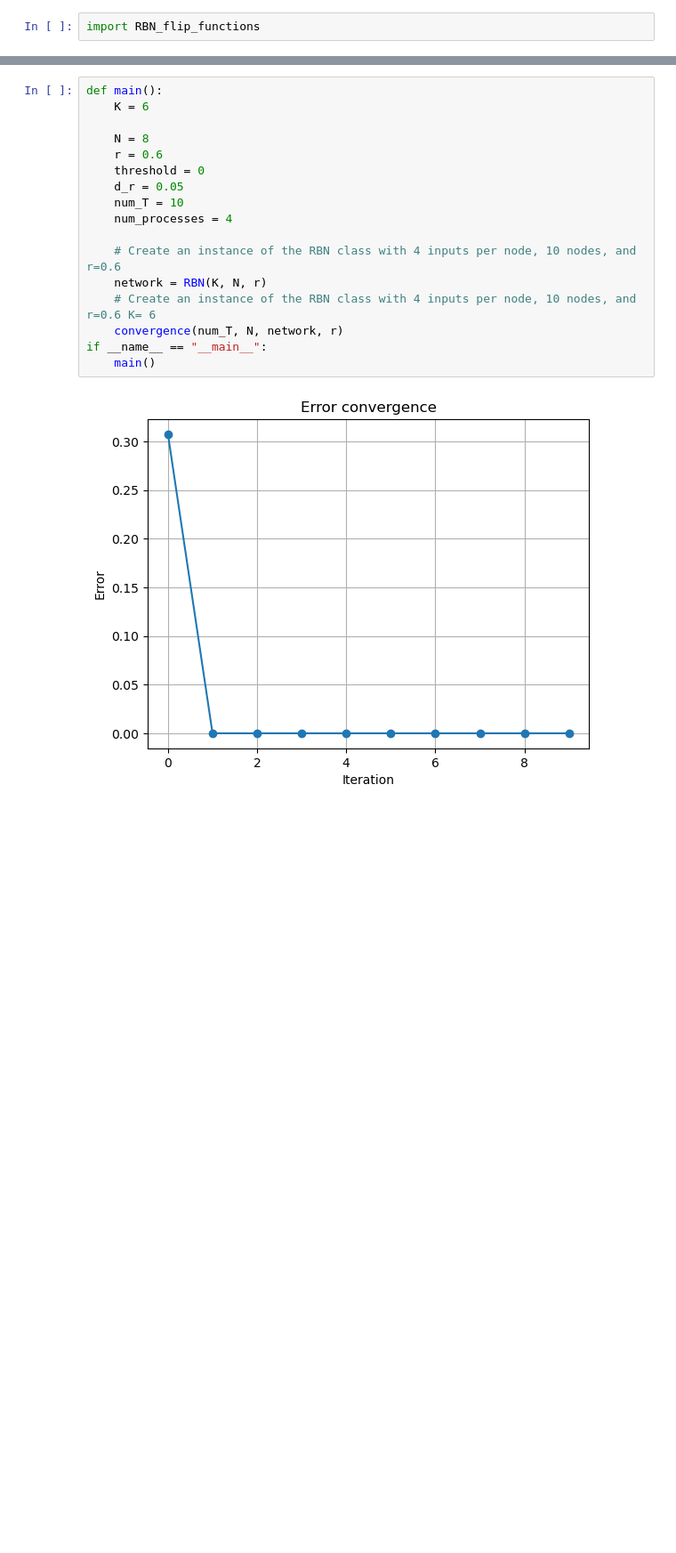
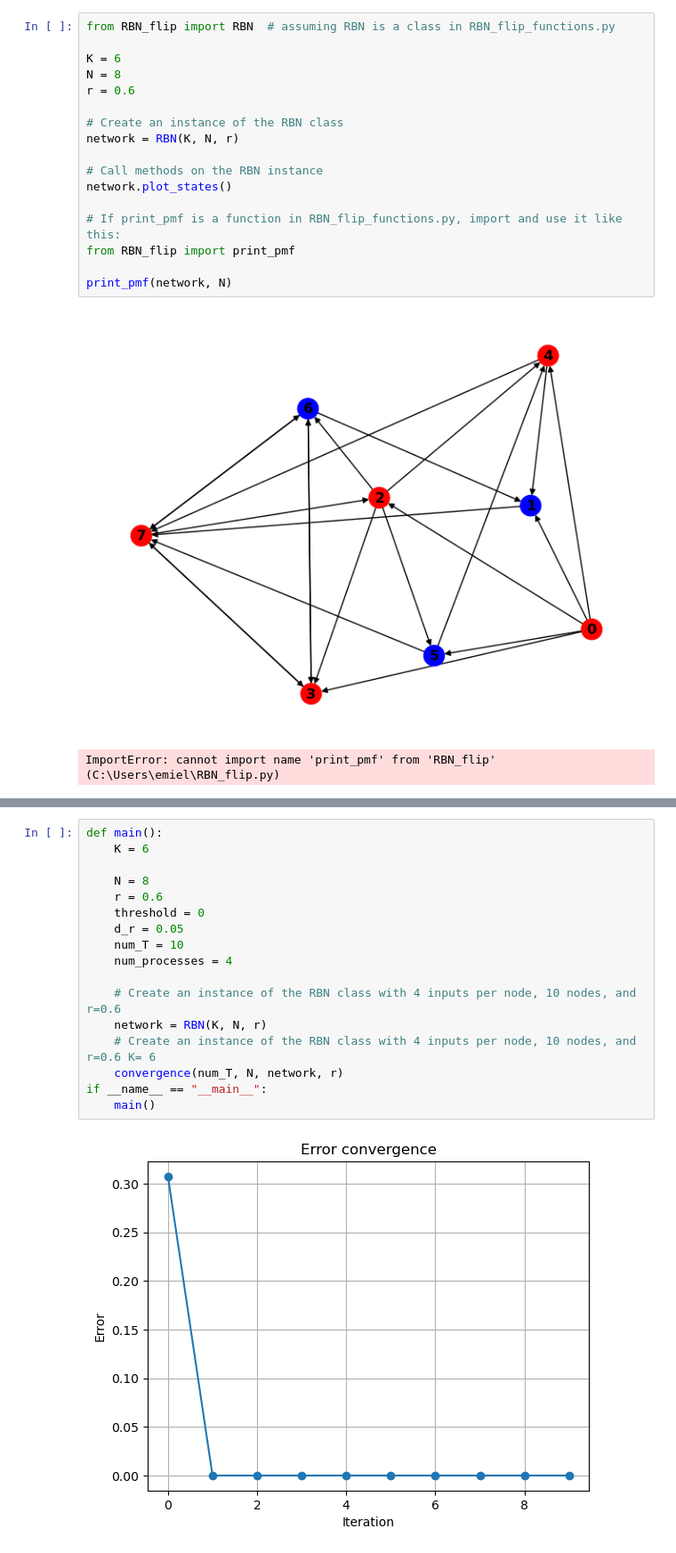
Before and after one commit to emielrobben/Capstone_AUC, a Jupyter notebook: Notebook_29_may-checkpoint.ipynb, the cells around one changed output, grey strips where cells are left out. Shown at 89% size. Drawn from its saved outputs; the diff is of its cells as text; blank space fills up the shorter version.

```diff
--- a/Notebook_29_may-checkpoint.ipynb
+++ b/Notebook_29_may-checkpoint.ipynb
@@ -1,5 +1,23 @@
-# %%
-import RBN_flip_functions
+# %%
+from RBN_flip import RBN  # assuming RBN is a class in RBN_flip_functions.py
+
+K = 6
+N = 8
+r = 0.6
+
+# Create an instance of the RBN class
+network = RBN(K, N, r)
+
+# Call methods on the RBN instance
+network.plot_states()
+
+# If print_pmf is a function in RBN_flip_functions.py, import and use it like this:
+from RBN_flip import print_pmf
+
+print_pmf(network, N)
+# %% [output]
+[figure, added]
+ImportError: cannot import name 'print_pmf' from 'RBN_flip' (C:\Users\emiel\RBN_flip.py)
 # %%
 from RBN_flip_functions import RBN
 
```
Also changed, not shown: parts of 1 cell of this notebook, 1 other file.
